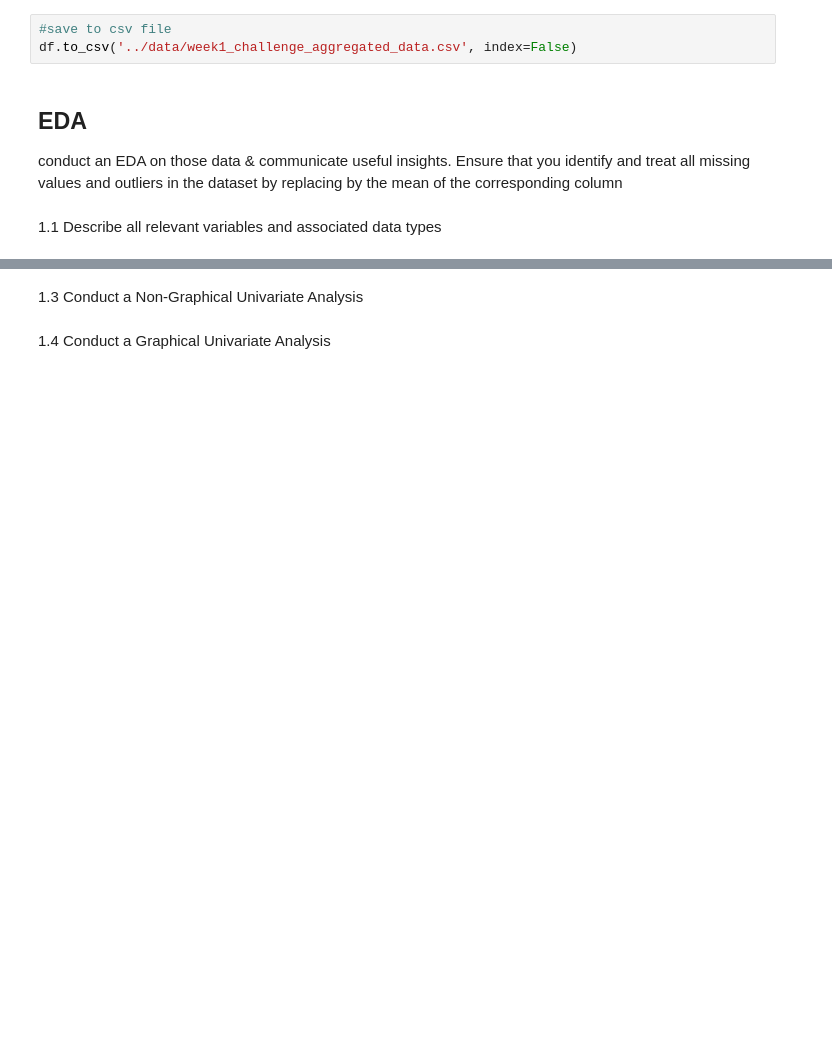
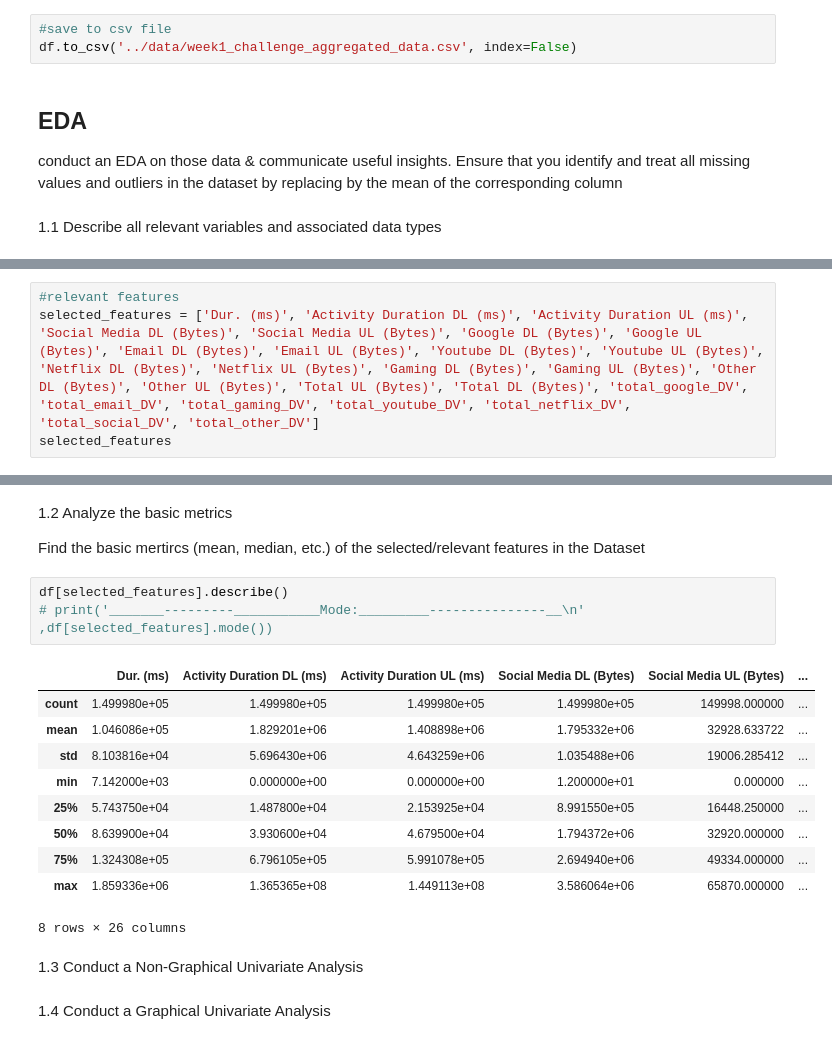
Before and after one commit to andyalex234/Telecom_User_Analytics, a Jupyter notebook: notebooks/user_overview_analysis.ipynb, the cells around one changed output, grey strips where cells are left out. Cells and saved outputs as stored; diff of their text form; blank space fills up the shorter version.

```diff
--- a/notebooks/user_overview_analysis.ipynb
+++ b/notebooks/user_overview_analysis.ipynb
@@ -373,0 +372,4 @@ conduct an EDA on those data & communicate useful insights. Ensure that you iden
+# %%
+#relevant features
+selected_features = ['Dur. (ms)', 'Activity Duration DL (ms)', 'Activity Duration UL (ms)', 'Social Media DL (Bytes)', 'Social Media UL (Bytes)', 'Google DL (Bytes)', 'Google UL (Bytes)', 'Email DL (Bytes)', 'Email UL (Bytes)', 'Youtube DL (Bytes)', 'Youtube UL (Bytes)', 'Netflix DL (Bytes)', 'Netflix UL (Bytes)', 'Gaming DL (Bytes)', 'Gaming UL (Bytes)', 'Other DL (Bytes)', 'Other UL (Bytes)', 'Total UL (Bytes)', 'Total DL (Bytes)', 'total_google_DV', 'total_email_DV', 'total_gaming_DV', 'total_youtube_DV', 'total_netflix_DV', 'total_social_DV', 'total_other_DV']
+selected_features
@@ -374,3 +394,21 @@ conduct an EDA on those data & communicate useful insights. Ensure that you iden
+# %% [markdown]
+1.2 Analyze the basic metrics
+
+Find the basic mertircs (mean, median, etc.) of the selected/relevant features in the Dataset
+# %%
+df[selected_features].describe()
+# print('_______---------___________Mode:_________---------------__\n' ,df[selected_features].mode())
+# %% [output]
+|  | Dur. (ms) | Activity Duration DL (ms) | Activity Duration UL (ms) | Social Media DL (Bytes) | Social Media UL (Bytes) | ... |
+| count | 1.499980e+05 | 1.499980e+05 | 1.499980e+05 | 1.499980e+05 | 149998.000000 | ... |
+| mean | 1.046086e+05 | 1.829201e+06 | 1.408898e+06 | 1.795332e+06 | 32928.633722 | ... |
+| std | 8.103816e+04 | 5.696430e+06 | 4.643259e+06 | 1.035488e+06 | 19006.285412 | ... |
+| min | 7.142000e+03 | 0.000000e+00 | 0.000000e+00 | 1.200000e+01 | 0.000000 | ... |
+| 25% | 5.743750e+04 | 1.487800e+04 | 2.153925e+04 | 8.991550e+05 | 16448.250000 | ... |
+| 50% | 8.639900e+04 | 3.930600e+04 | 4.679500e+04 | 1.794372e+06 | 32920.000000 | ... |
+| 75% | 1.324308e+05 | 6.796105e+05 | 5.991078e+05 | 2.694940e+06 | 49334.000000 | ... |
+| max | 1.859336e+06 | 1.365365e+08 | 1.449113e+08 | 3.586064e+06 | 65870.000000 | ... |
+8 rows × 26 columns
 # %% [markdown]
 1.3 Conduct a Non-Graphical Univariate Analysis
 # %% [markdown]
```
Also changed, not shown: parts of 2 cells of this notebook.
